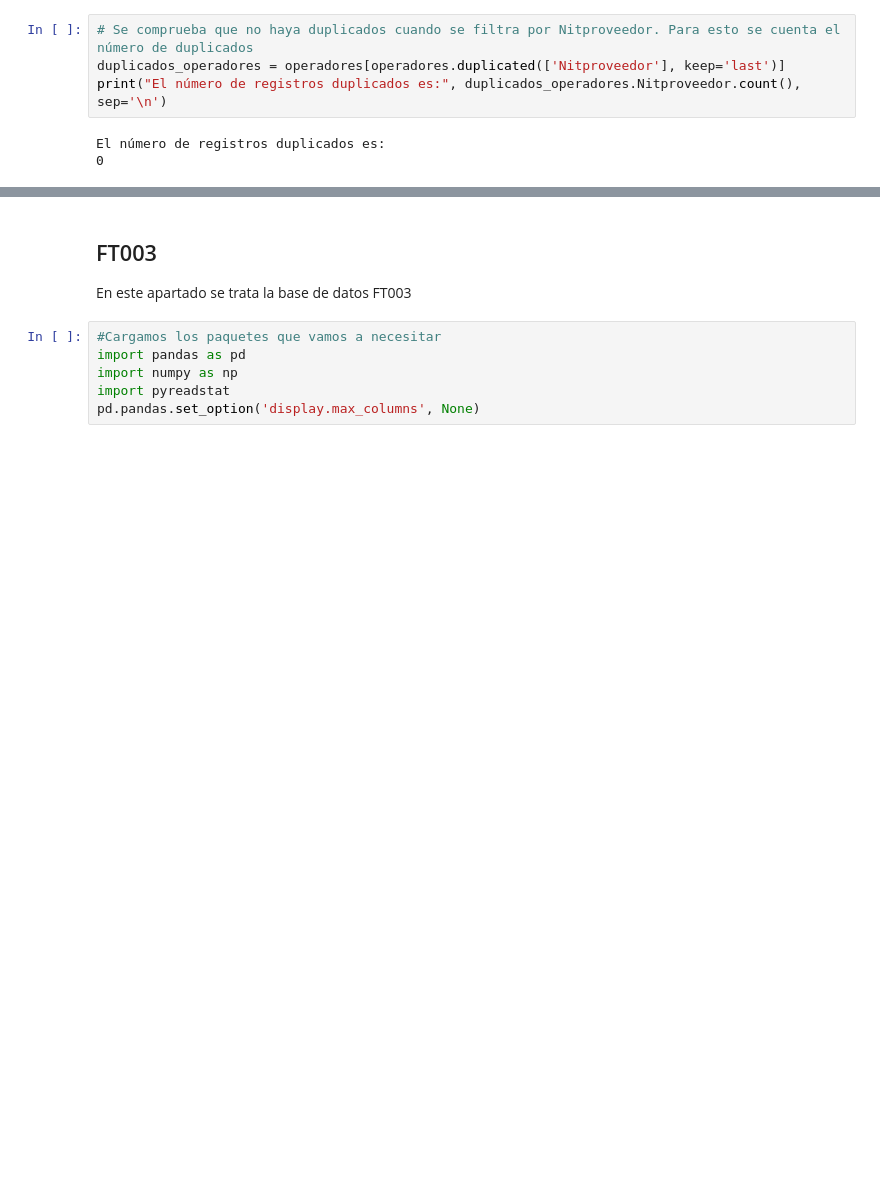
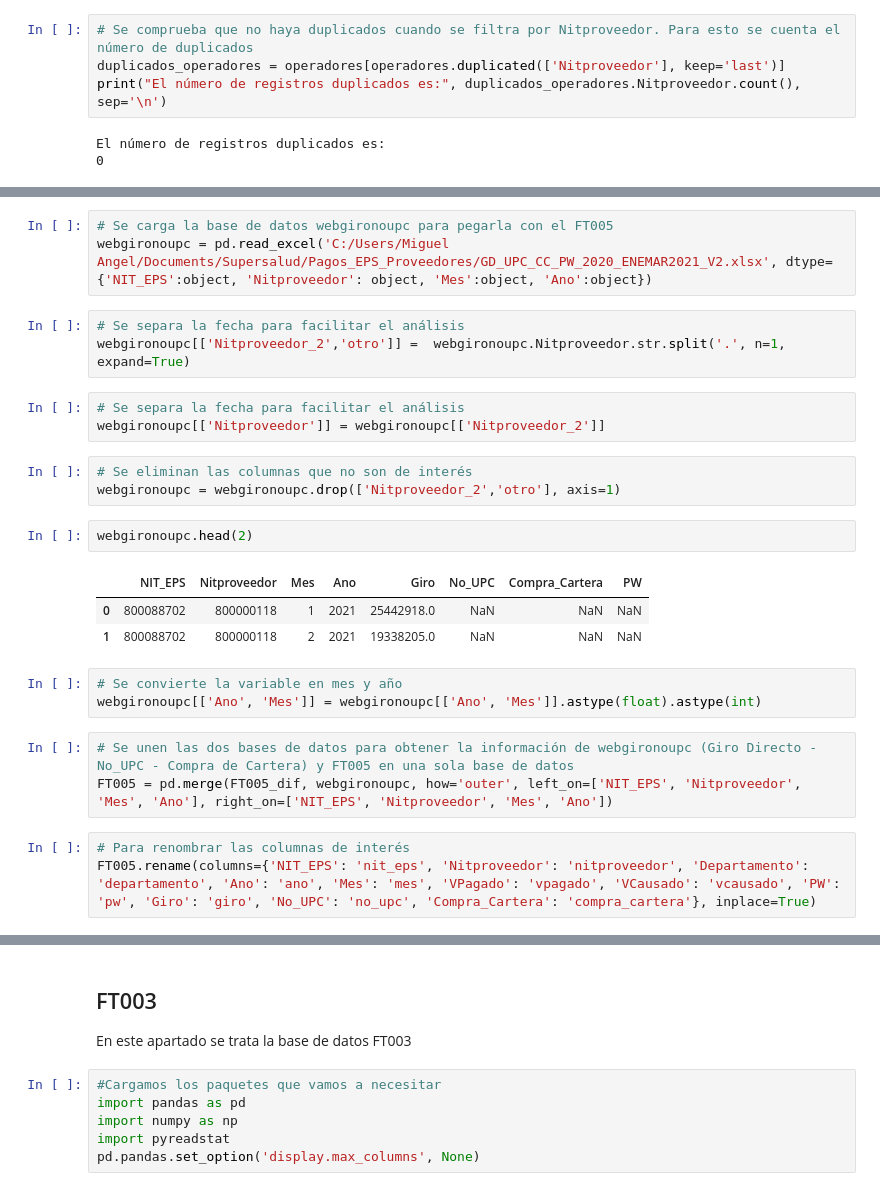
Before and after one commit to Miguelangelortizh/Data_cleaning, a Jupyter notebook: Supersalud_PAGO_V2.ipynb, the cells around one changed output, grey strips where cells are left out. Cells and saved outputs as stored; diff of their text form; blank space fills up the shorter version.

```diff
--- a/Supersalud_PAGO_V2.ipynb
+++ b/Supersalud_PAGO_V2.ipynb
@@ -568,0 +563,27 @@ del [FT005, FT005_web_pres_ope, FT005_web_pres_ope_dif, fecha_ideal]
+# %%
+# Se carga la base de datos webgironoupc para pegarla con el FT005
+webgironoupc = pd.read_excel('C:/Users/Miguel Angel/Documents/Supersalud/Pagos_EPS_Proveedores/GD_UPC_CC_PW_2020_ENEMAR2021_V2.xlsx', dtype={'NIT_EPS':object, 'Nitproveedor': object, 'Mes':object, 'Ano':object})
+# %%
+# Se separa la fecha para facilitar el análisis
+webgironoupc[['Nitproveedor_2','otro']] =  webgironoupc.Nitproveedor.str.split('.', n=1, expand=True)
+# %%
+# Se separa la fecha para facilitar el análisis
+webgironoupc[['Nitproveedor']] = webgironoupc[['Nitproveedor_2']]
+# %%
+# Se eliminan las columnas que no son de interés
+webgironoupc = webgironoupc.drop(['Nitproveedor_2','otro'], axis=1)
+# %%
+webgironoupc.head(2)
+# %% [output]
+|  | NIT_EPS | Nitproveedor | Mes | Ano | Giro | No_UPC | Compra_Cartera | PW |
+| 0 | 800088702 | 800000118 | 1 | 2021 | 25442918.0 | NaN | NaN | NaN |
+| 1 | 800088702 | 800000118 | 2 | 2021 | 19338205.0 | NaN | NaN | NaN |
+# %%
+# Se convierte la variable en mes y año
+webgironoupc[['Ano', 'Mes']] = webgironoupc[['Ano', 'Mes']].astype(float).astype(int)
+# %%
+# Se unen las dos bases de datos para obtener la información de webgironoupc (Giro Directo - No_UPC - Compra de Cartera) y FT005 en una sola base de datos
+FT005 = pd.merge(FT005_dif, webgironoupc, how='outer', left_on=['NIT_EPS', 'Nitproveedor', 'Mes', 'Ano'], right_on=['NIT_EPS', 'Nitproveedor', 'Mes', 'Ano'])
+# %%
+# Para renombrar las columnas de interés
+FT005.rename(columns={'NIT_EPS': 'nit_eps', 'Nitproveedor': 'nitproveedor', 'Departamento': 'departamento', 'Ano': 'ano', 'Mes': 'mes', 'VPagado': 'vpagado', 'VCausado': 'vcausado', 'PW': 'pw', 'Giro': 'giro', 'No_UPC': 'no_upc', 'Compra_Cartera': 'compra_cartera'}, inplace=True)
```
Also changed, not shown: parts of 74 cells of this notebook.
